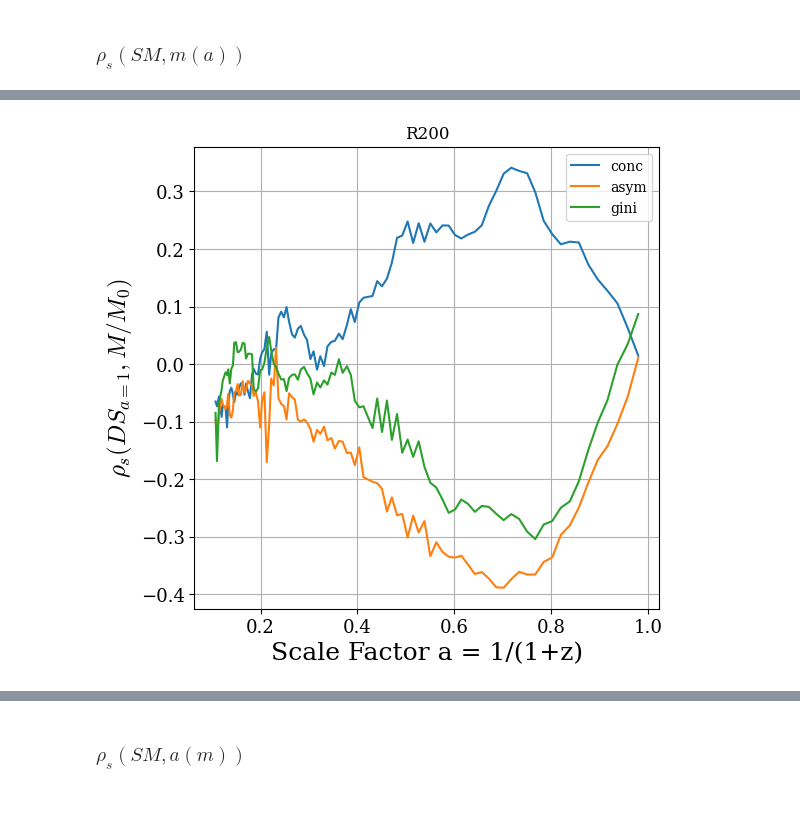
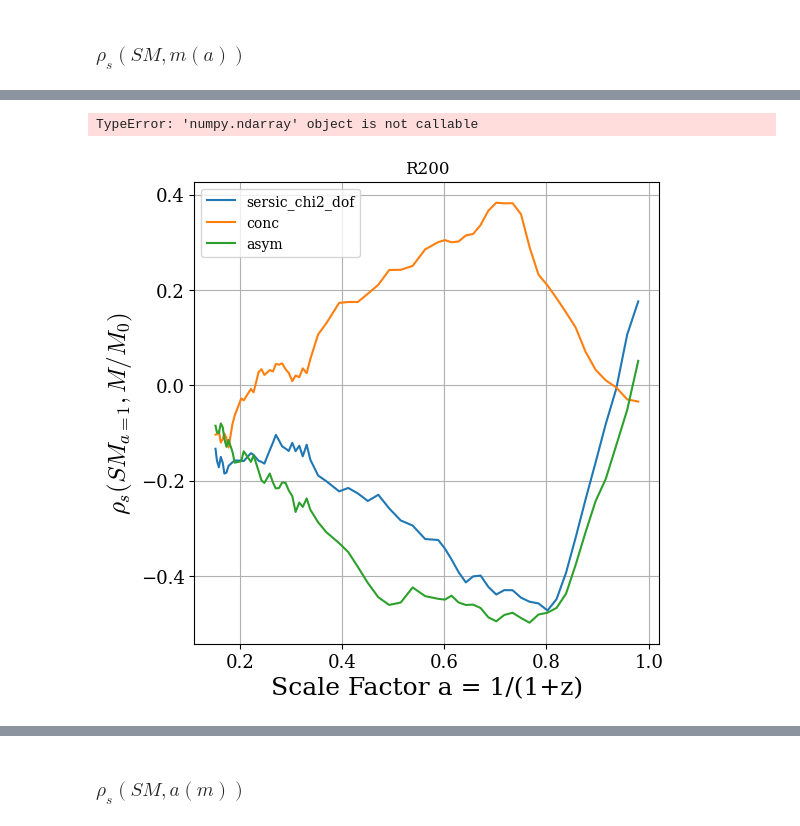
Before and after one commit to Kabelo-T/cluster_morph, a Jupyter notebook: cluster_morphs.ipynb, the cells around one changed output, grey strips where cells are left out. Cells and saved outputs as stored; diff of their text form; code cells hidden in the pictures.

```diff
--- a/cluster_morphs.ipynb
+++ b/cluster_morphs.ipynb
@@ -54,9 +35,0 @@ plt.show()
-# %%
-fig, axs = plt.subplots(nrows=1, ncols=1, figsize=(6, 6))
-map_306 = futils.load_map(
-    file='bcg_0306_125_2.fits', map_dir='data/gadgetx3k_20/maps/OLD_ICs/')
-plots.display_img(map_306, axs)
-axs.set_axis_off()
-axs.set_title('Early Formation', fontsize=18)
-plt.savefig('early_map.pdf', bbox_inches='tight')
-plt.show()
@@ -89,4 +42,4 @@ importlib.reload(corutils)
 # %%
 sm_df = futils.get_morphologies(
-    'results/xy/gadgetx3k_205_rin50kpc_rout1Mpc.csv')
-mah_df_dict = futils.get_mah_all('data/gadgetx3k_20/AHFHaloHistory/')
+    'results/zx/rin50.0kpc_rout1.0Mpc_205.csv')
+mah_df_dict = futils.get_mah_all('data/gadgetx3k/AHFHaloHistory/')
@@ -93,32 +105,50 @@ mah_df_dict = futils.get_mah_all('data/gadgetx3k_20/AHFHaloHistory/')
 # %%
-mah_sm_dict, corrs_list, filtered_z_list = corutils.build_ma_corrs(mah_df_dict, sm_df)
+mah_sm_dict, corrs_list, filtered_z_list = corutils.build_ma_corrs(
+    mah_df_dict, sm_df)
 z_array = np.array(filtered_z_list)
 aexp = 1/(1+z_array)
+# %% [output]
+TypeError: 'numpy.ndarray' object is not callable
 # %%
 sersic_n = [df.loc['sersic_n', 'M/M0'] for df in corrs_list]
+sersic_amplitude = [df.loc['sersic_amplitude', 'M/M0'] for df in corrs_list]
+sersic_rhalf = [df.loc['sersic_rhalf', 'M/M0'] for df in corrs_list]
+sersic_theta = [df.loc['sersic_theta', 'M/M0'] for df in corrs_list]
+sersic_ellip = [df.loc['sersic_ellip', 'M/M0'] for df in corrs_list]    # weak
+sersic_chi2_dof = [df.loc['sersic_chi2_dof', 'M/M0'] for df in corrs_list]
 rhalf_ellip = [df.loc['rhalf_ellip', 'M/M0'] for df in corrs_list]
-gini = [df.loc['Gini', 'M/M0'] for df in corrs_list]
+gini = [df.loc['Gini', 'M/M0'] for df in corrs_list]    # good
 rpetro_ellip = [df.loc['rpetro_ellip', 'M/M0'] for df in corrs_list]
-orientation_asymmetry = [
-    df.loc['orientation_asymmetry', 'M/M0'] for df in corrs_list]
 rpetro_circ = [df.loc['rpetro_circ', 'M/M0'] for df in corrs_list]
 rhalf_circ = [df.loc['rhalf_circ', 'M/M0'] for df in corrs_list]
 m20 = [df.loc['M20', 'M/M0'] for df in corrs_list]
 fgm20 = [df.loc['F(G, M20)', 'M/M0'] for df in corrs_list]
 sgm20 = [df.loc['S(G, M20)', 'M/M0'] for df in corrs_list]
-conc = [df.loc['C', 'M/M0'] for df in corrs_list]
-asym = [df.loc['A', 'M/M0'] for df in corrs_list]
+conc = [df.loc['C', 'M/M0'] for df in corrs_list]   # good
+asym = [df.loc['A', 'M/M0'] for df in corrs_list]   # good
 smooth = [df.loc['S', 'M/M0'] for df in corrs_list]
+orientation_asymmetry = [
+    df.loc['orientation_asymmetry', 'M/M0'] for df in corrs_list]
+ellipticity_asymmetry = [
+    df.loc['ellipticity_asymmetry', 'M/M0'] for df in corrs_list]
+ellipticity_centroid = [
+    df.loc['ellipticity_centroid', 'M/M0'] for df in corrs_list]
+elongation_asymmetry = [
+    df.loc['elongation_asymmetry', 'M/M0'] for df in corrs_list]
+elongation_centroid = [
+    df.loc['elongation_centroid', 'M/M0'] for df in corrs_list]
+orientation_centroid = [
+    df.loc['orientation_centroid', 'M/M0'] for df in corrs_list]
 # %%
 fig, axs = plt.subplots(nrows=1, ncols=1, figsize=(6, 6))
 axs.set_title('R200')
+axs.plot(aexp, sersic_chi2_dof, label='sersic_chi2_dof')
 axs.plot(aexp, conc, label='conc')
 axs.plot(aexp, asym, label='asym')
-axs.plot(aexp, gini, label='gini')
 axs.set_xlabel('Scale Factor a = 1/(1+z)')
-axs.set_ylabel(r'$\rho_s (DS_{a=1}, M/M_0)$')
+axs.set_ylabel(r'$\rho_s (SM_{a=1}, M/M_0)$')
 axs.grid()
 plt.legend()
 plt.show()
 # %% [output]
-[figure, old version]
+[figure, new version]
```
Also changed, not shown: parts of 39 cells of this notebook, 5 other files.
